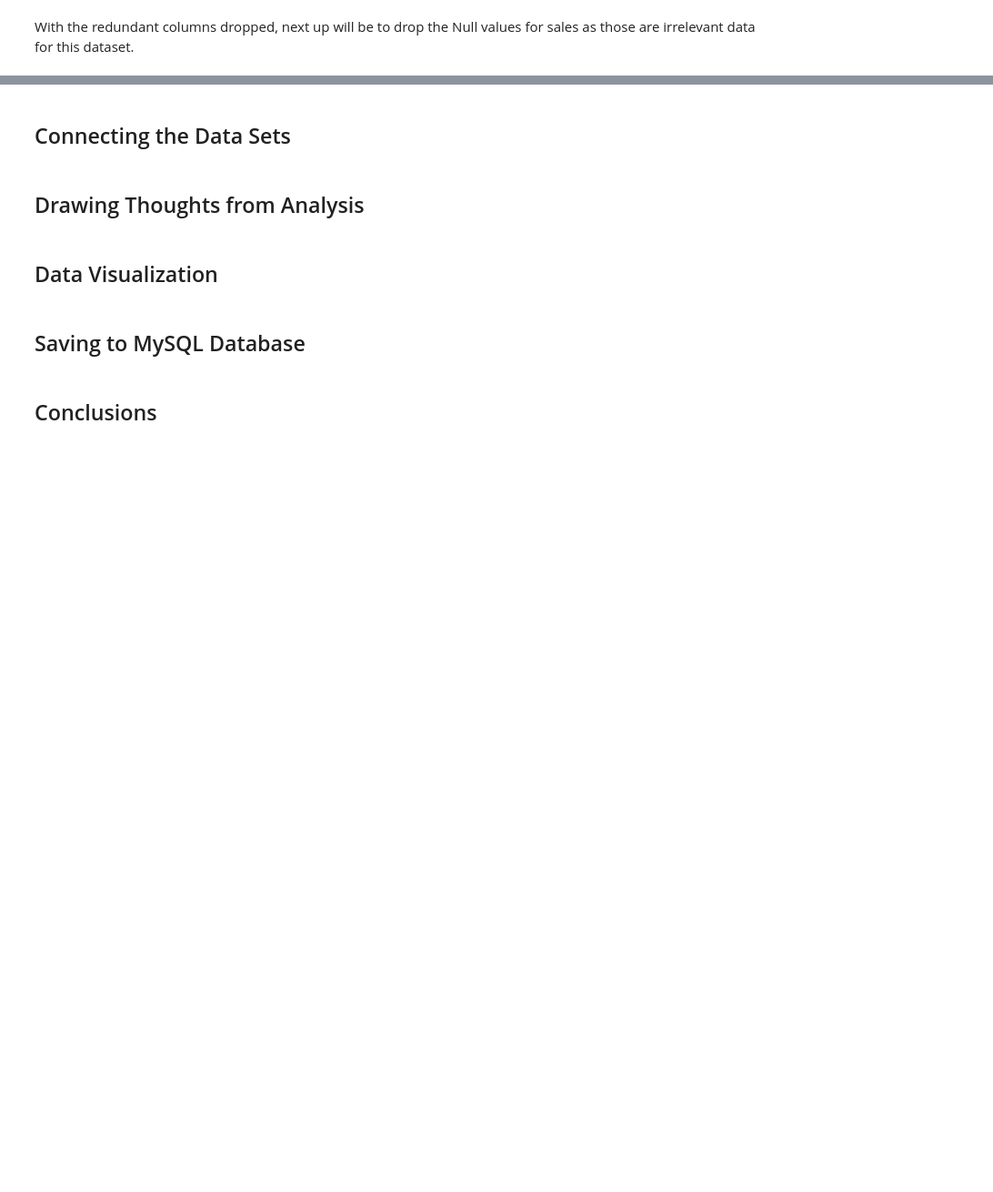
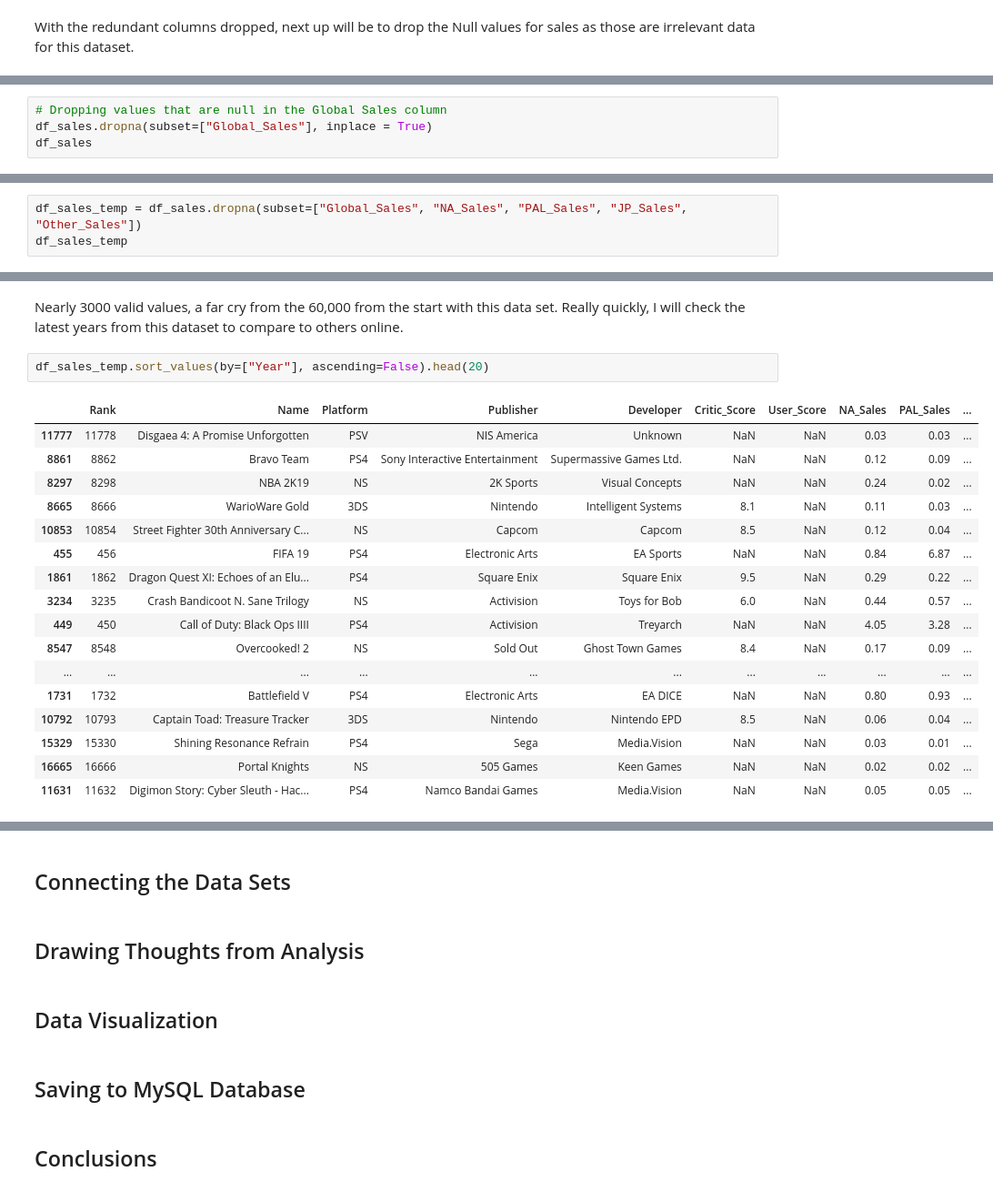
Before and after one commit to Rayan-Arshed/Data-Pipeline-Assessment-Video-Game-Data, a Jupyter notebook: Data-Pipeline-Assessment.ipynb, the cells around one changed output, grey strips where cells are left out. Shown at 91% size. Saved outputs shown, nothing was run; the diff lists cells and outputs as text; blank space fills up the shorter version.

```diff
--- a/Data-Pipeline-Assessment.ipynb
+++ b/Data-Pipeline-Assessment.ipynb
@@ -399,0 +412,4 @@ With the redundant columns dropped, next up will be to drop the Null values for
+# %%
+# Dropping values that are null in the Global Sales column
+df_sales.dropna(subset=["Global_Sales"], inplace = True)
+df_sales
@@ -399,0 +432,3 @@ With the redundant columns dropped, next up will be to drop the Null values for
+# %%
+df_sales_temp = df_sales.dropna(subset=["Global_Sales", "NA_Sales", "PAL_Sales", "JP_Sales", "Other_Sales"])
+df_sales_temp
@@ -399,0 +449,22 @@ With the redundant columns dropped, next up will be to drop the Null values for
+# %% [markdown]
+Nearly 3000 valid values, a far cry from the 60,000 from the start with this data set. Really quickly, I will check the latest years from this dataset to compare to others online.
+# %%
+df_sales_temp.sort_values(by=["Year"], ascending=False).head(20)
+# %% [output]
+|  | Rank | Name | Platform | Publisher | Developer | Critic_Score | User_Score | NA_Sales | PAL_Sales | ... |
+| 11777 | 11778 | Disgaea 4: A Promise Unforgotten | PSV | NIS America | Unknown | NaN | NaN | 0.03 | 0.03 | ... |
+| 8861 | 8862 | Bravo Team | PS4 | Sony Interactive Entertainment | Supermassive Games Ltd. | NaN | NaN | 0.12 | 0.09 | ... |
+| 8297 | 8298 | NBA 2K19 | NS | 2K Sports | Visual Concepts | NaN | NaN | 0.24 | 0.02 | ... |
+| 8665 | 8666 | WarioWare Gold | 3DS | Nintendo | Intelligent Systems | 8.1 | NaN | 0.11 | 0.03 | ... |
+| 10853 | 10854 | Street Fighter 30th Anniversary C... | NS | Capcom | Capcom | 8.5 | NaN | 0.12 | 0.04 | ... |
+| 455 | 456 | FIFA 19 | PS4 | Electronic Arts | EA Sports | NaN | NaN | 0.84 | 6.87 | ... |
+| 1861 | 1862 | Dragon Quest XI: Echoes of an Elu... | PS4 | Square Enix | Square Enix | 9.5 | NaN | 0.29 | 0.22 | ... |
+| 3234 | 3235 | Crash Bandicoot N. Sane Trilogy | NS | Activision | Toys for Bob | 6.0 | NaN | 0.44 | 0.57 | ... |
+| 449 | 450 | Call of Duty: Black Ops IIII | PS4 | Activision | Treyarch | NaN | NaN | 4.05 | 3.28 | ... |
+| 8547 | 8548 | Overcooked! 2 | NS | Sold Out | Ghost Town Games | 8.4 | NaN | 0.17 | 0.09 | ... |
+| ... | ... | ... | ... | ... | ... | ... | ... | ... | ... | ... |
+| 1731 | 1732 | Battlefield V | PS4 | Electronic Arts | EA DICE | NaN | NaN | 0.80 | 0.93 | ... |
+| 10792 | 10793 | Captain Toad: Treasure Tracker | 3DS | Nintendo | Nintendo EPD | 8.5 | NaN | 0.06 | 0.04 | ... |
+| 15329 | 15330 | Shining Resonance Refrain | PS4 | Sega | Media.Vision | NaN | NaN | 0.03 | 0.01 | ... |
+| 16665 | 16666 | Portal Knights | NS | 505 Games | Keen Games | NaN | NaN | 0.02 | 0.02 | ... |
+| 11631 | 11632 | Digimon Story: Cyber Sleuth - Hac... | PS4 | Namco Bandai Games | Media.Vision | NaN | NaN | 0.05 | 0.05 | ... |
```
Also changed, not shown: parts of 24 cells of this notebook, 1 other file.
